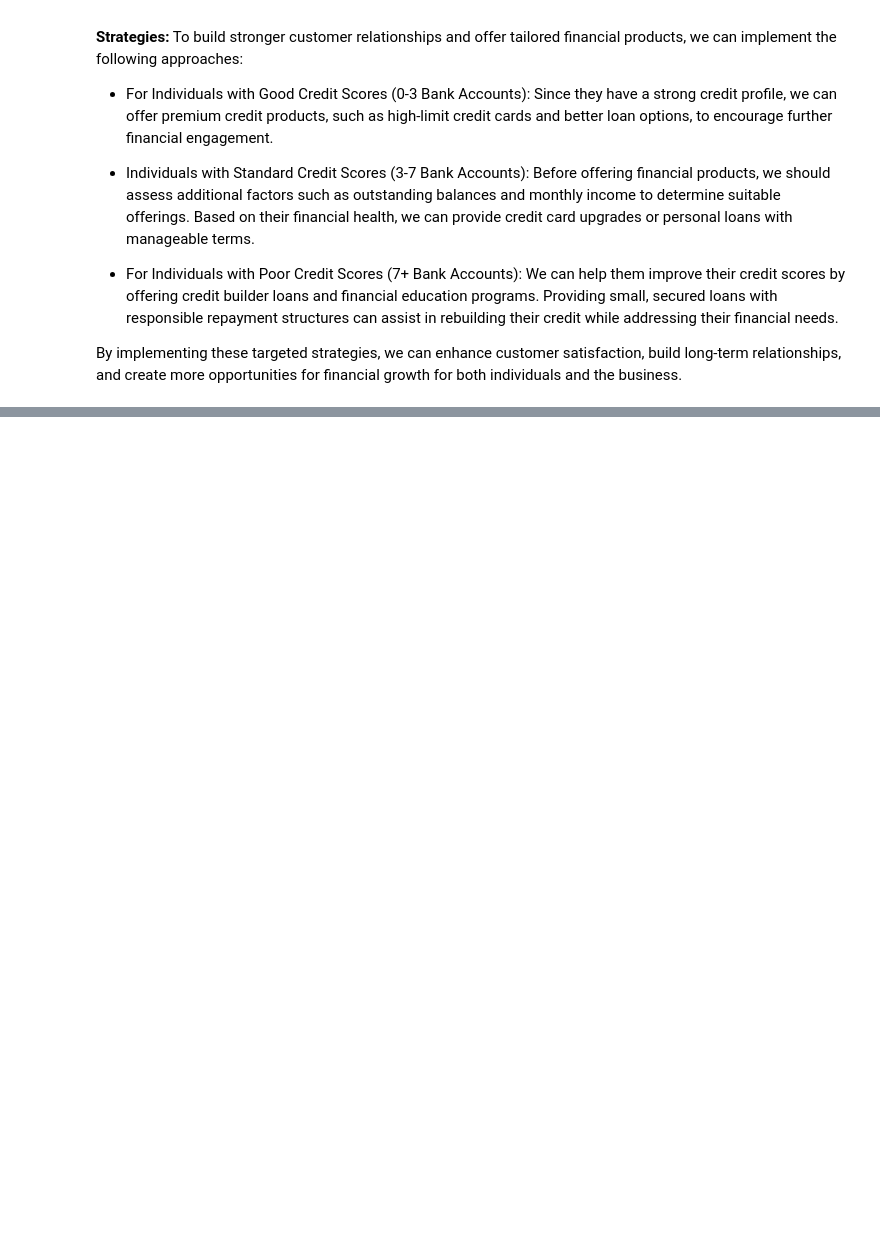
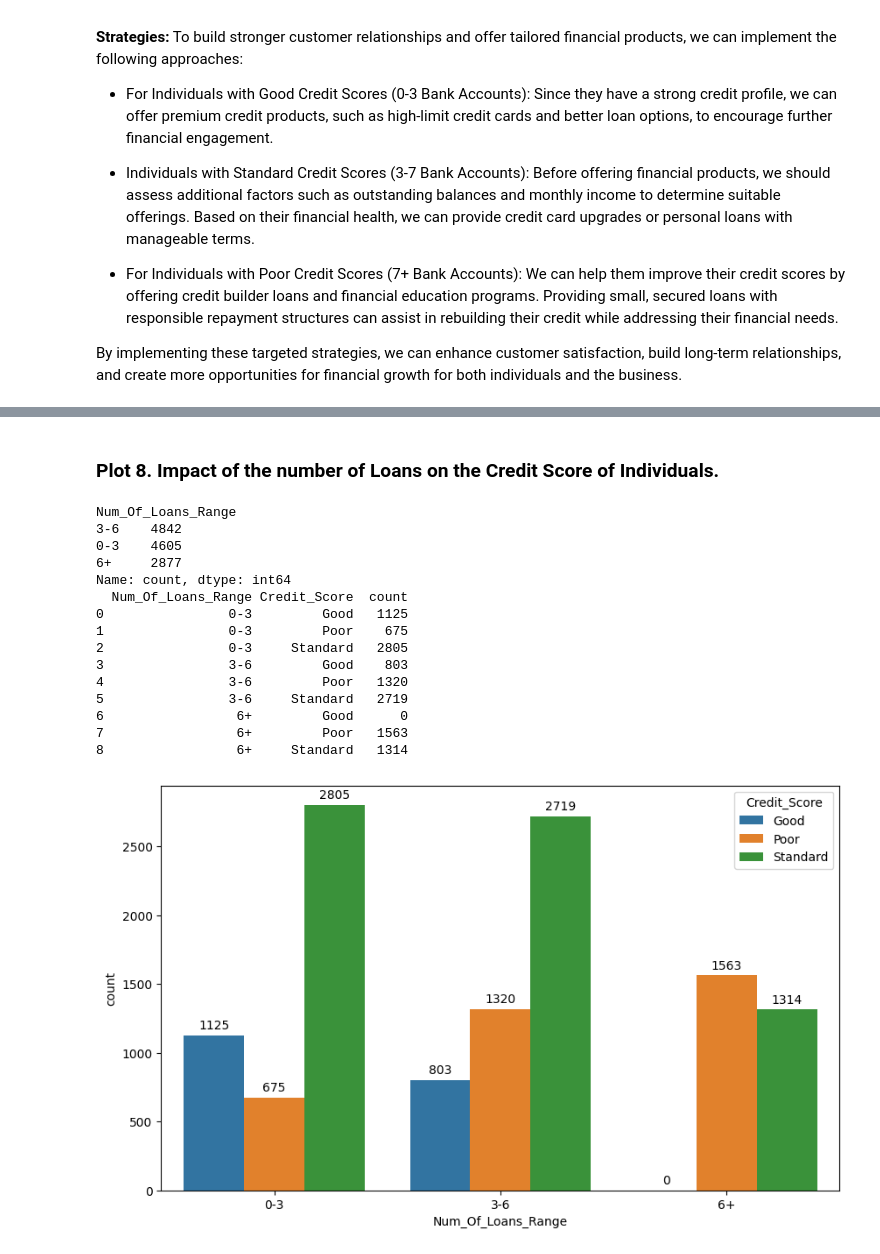
Before and after one commit to kamlendujha123/PaisaBazaar-Banking-Fraud-Analysis-EDA-Project, a Jupyter notebook: PaisaBazaar_Banking_Fraud_Analysis_EDA_Project.ipynb, the cells around one changed output, grey strips where cells are left out. Saved outputs shown, nothing was run; the diff lists cells and outputs as text; code cells hidden in the pictures; blank space fills up the shorter version.

```diff
--- a/PaisaBazaar_Banking_Fraud_Analysis_EDA_Project.ipynb
+++ b/PaisaBazaar_Banking_Fraud_Analysis_EDA_Project.ipynb
@@ -952,0 +1091,31 @@ By implementing these targeted strategies, we can enhance customer satisfaction,
+# %% [markdown]
+### **Plot 8. Impact of the number of Loans on the Credit Score of Individuals.**
+# %%
+print(df['Num_Of_Loans_Range'].value_counts())
+# First we will group the data on the basis of Num_of_Loans_range and Credit_Score columns to get the Count of unique index counts.
+summary5=df.groupby(['Num_Of_Loans_Range','Credit_Score']).size().reset_index(name='count')
+print(summary5)
+# Now we will plot our columns to see the relationship and how num of loans range impact to Credit score of individuals.
+plt.figure(figsize=[10,6])
+plot=sns.barplot(x='Num_Of_Loans_Range',y='count',hue='Credit_Score',data=summary5)
+# using loop for puuting the count label of each container
+for container in plot.containers:
+  plot.bar_label(container,label_type='edge',fmt='%d',fontsize=10,padding=3)
+plt.show()
+# %% [output]
+Num_Of_Loans_Range
+3-6    4842
+0-3    4605
+6+     2877
+Name: count, dtype: int64
+  Num_Of_Loans_Range Credit_Score  count
+0                0-3         Good   1125
+1                0-3         Poor    675
+2                0-3     Standard   2805
+3                3-6         Good    803
+4                3-6         Poor   1320
+5                3-6     Standard   2719
+6                 6+         Good      0
+7                 6+         Poor   1563
+8                 6+     Standard   1314
+[figure, added]
```
Also changed, not shown: parts of 51 cells of this notebook.
